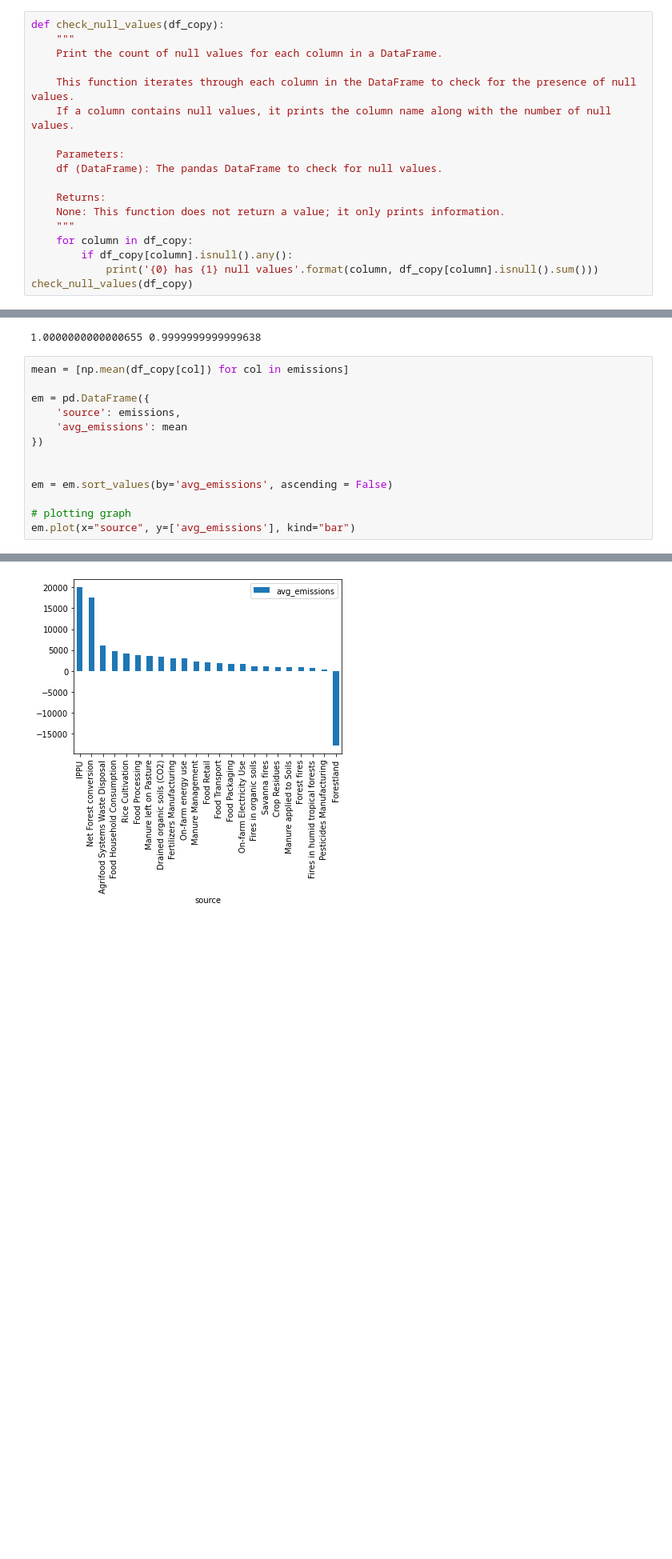
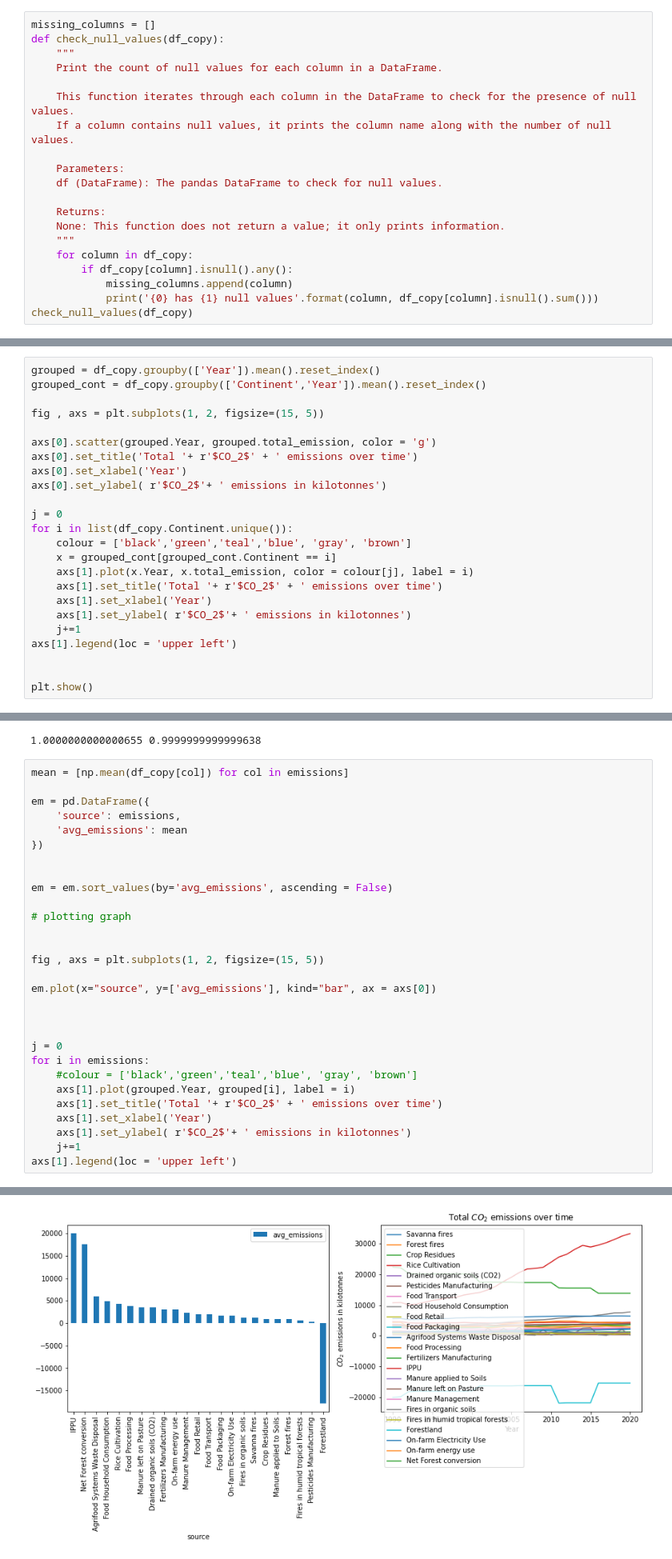
Before and after one commit to VuyiswaK/2401PTDS_Regression_Project, a Jupyter notebook: Project notebook.ipynb, the cells around one changed output, grey strips where cells are left out. Shown at 80% size. Saved outputs shown, nothing was run; the diff lists cells and outputs as text; blank space fills up the shorter version.

Commit message:
time series regression

```diff
--- a/Project notebook.ipynb
+++ b/Project notebook.ipynb
@@ -143,6 +155,7 @@ df_copy.describe()
 # %% [markdown]
 The `check_null_values` function iterates over each column in a DataFrame to identify and print the count of null values, providing column-specific null counts.
 # %%
+missing_columns = []
 def check_null_values(df_copy):
     """
     Print the count of null values for each column in a DataFrame.
@@ -158,6 +171,7 @@ def check_null_values(df_copy):
     """
     for column in df_copy:
         if df_copy[column].isnull().any():
+            missing_columns.append(column)
             print('{0} has {1} null values'.format(column, df_copy[column].isnull().sum()))
 check_null_values(df_copy)
 # %% [output]
@@ -230,0 +311,24 @@ plt.show()
+# %%
+grouped = df_copy.groupby(['Year']).mean().reset_index()
+grouped_cont = df_copy.groupby(['Continent','Year']).mean().reset_index()
+
+fig , axs = plt.subplots(1, 2, figsize=(15, 5))
+
+axs[0].scatter(grouped.Year, grouped.total_emission, color = 'g')
+axs[0].set_title('Total '+ r'$CO_2$' + ' emissions over time')
+axs[0].set_xlabel('Year')
+axs[0].set_ylabel( r'$CO_2$'+ ' emissions in kilotonnes')
+
+j = 0
+for i in list(df_copy.Continent.unique()):
+    colour = ['black','green','teal','blue', 'gray', 'brown']
+    x = grouped_cont[grouped_cont.Continent == i]
+    axs[1].plot(x.Year, x.total_emission, color = colour[j], label = i)
+    axs[1].set_title('Total '+ r'$CO_2$' + ' emissions over time')
+    axs[1].set_xlabel('Year')
+    axs[1].set_ylabel( r'$CO_2$'+ ' emissions in kilotonnes')
+    j+=1
+axs[1].legend(loc = 'upper left')
+
+
+plt.show()
@@ -277,5 +441,21 @@ em = pd.DataFrame({
 em = em.sort_values(by='avg_emissions', ascending = False)
 
 # plotting graph
-em.plot(x="source", y=['avg_emissions'], kind="bar")
+
+
+fig , axs = plt.subplots(1, 2, figsize=(15, 5))
+
+em.plot(x="source", y=['avg_emissions'], kind="bar", ax = axs[0])
+
+
+
+j = 0
+for i in emissions:
+    #colour = ['black','green','teal','blue', 'gray', 'brown']
+    axs[1].plot(grouped.Year, grouped[i], label = i)
+    axs[1].set_title('Total '+ r'$CO_2$' + ' emissions over time')
+    axs[1].set_xlabel('Year')
+    axs[1].set_ylabel( r'$CO_2$'+ ' emissions in kilotonnes')
+    j+=1
+axs[1].legend(loc = 'upper left')
 # %% [output]
@@ -283,4 +463,4 @@ em.plot(x="source", y=['avg_emissions'], kind="bar")
-[figure, old version]
+[figure, new version]
 # %% [markdown]
 IPPU, Net Forest conversion, Forestland on average contribute the most to the total co2 emissions. The contributions by pesticides manufacturing, forest fires and fires in humid tropical forests are somewhat negligible
 # %% [markdown]
```
Also changed, not shown: parts of 41 cells of this notebook, 1 other file.
